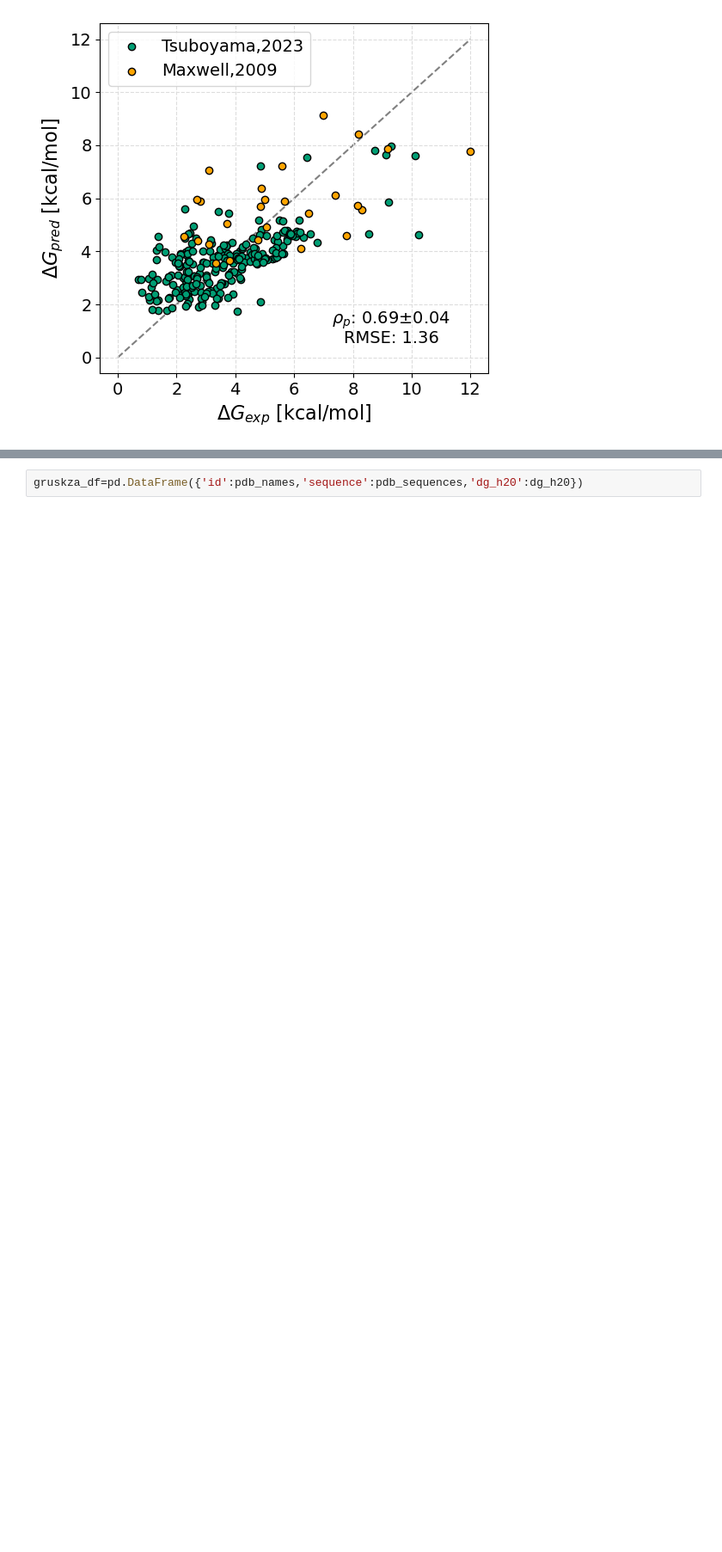
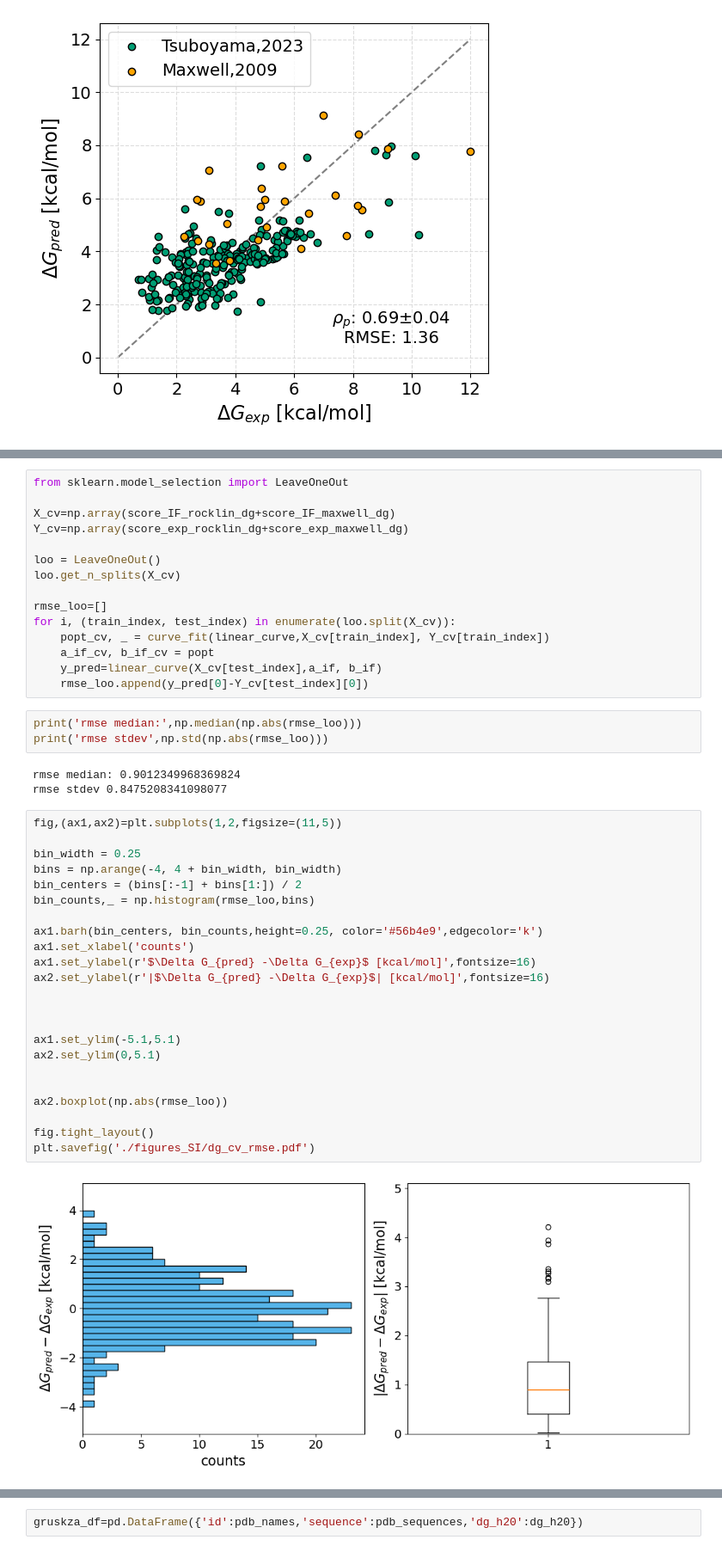
Before and after one commit to KULL-Centre/_2024_cagiada_stability, a Jupyter notebook: paper_SI/dG_pred_SI.ipynb, the cells around one changed output, grey strips where cells are left out. Shown at 86% size. Cells and saved outputs as stored; diff of their text form; blank space fills up the shorter version.

```diff
--- a/paper_SI/dG_pred_SI.ipynb
+++ b/paper_SI/dG_pred_SI.ipynb
@@ -841 +906,47 @@ plt.savefig('./figures_SI/dg_fit_all.pdf')
+# %%
+from sklearn.model_selection import LeaveOneOut
+
+X_cv=np.array(score_IF_rocklin_dg+score_IF_maxwell_dg)
+Y_cv=np.array(score_exp_rocklin_dg+score_exp_maxwell_dg)
+
+loo = LeaveOneOut()
+loo.get_n_splits(X_cv)
+
+rmse_loo=[]
+for i, (train_index, test_index) in enumerate(loo.split(X_cv)):
+    popt_cv, _ = curve_fit(linear_curve,X_cv[train_index], Y_cv[train_index])
+    a_if_cv, b_if_cv = popt
+    y_pred=linear_curve(X_cv[test_index],a_if, b_if)
+    rmse_loo.append(y_pred[0]-Y_cv[test_index][0])
+# %%
+print('rmse median:',np.median(np.abs(rmse_loo)))
+print('rmse stdev',np.std(np.abs(rmse_loo)))
+# %% [output]
+rmse median: 0.9012349968369824
+rmse stdev 0.8475208341098077
+# %%
+fig,(ax1,ax2)=plt.subplots(1,2,figsize=(11,5))
+
+bin_width = 0.25
+bins = np.arange(-4, 4 + bin_width, bin_width)
+bin_centers = (bins[:-1] + bins[1:]) / 2
+bin_counts,_ = np.histogram(rmse_loo,bins)
+
+ax1.barh(bin_centers, bin_counts,height=0.25, color='#56b4e9',edgecolor='k')
+ax1.set_xlabel('counts')
+ax1.set_ylabel(r'$\Delta G_{pred} -\Delta G_{exp}$ [kcal/mol]',fontsize=16)
+ax2.set_ylabel(r'|$\Delta G_{pred} -\Delta G_{exp}$| [kcal/mol]',fontsize=16)
+
+
+
+ax1.set_ylim(-5.1,5.1)
+ax2.set_ylim(0,5.1)
+
+
+ax2.boxplot(np.abs(rmse_loo))
+
+fig.tight_layout()
+plt.savefig('./figures_SI/dg_cv_rmse.pdf')
+# %% [output]
+[figure, added]
 # %% [markdown]
```
Also changed, not shown: parts of 21 cells of this notebook, 15 other files.
